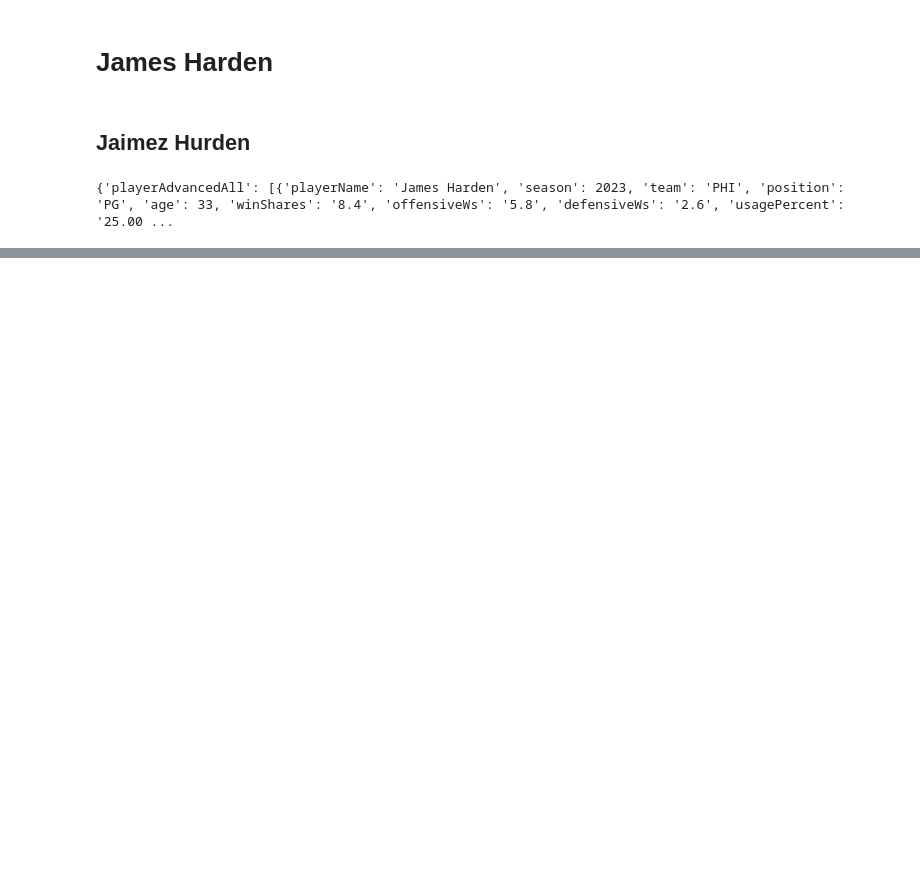
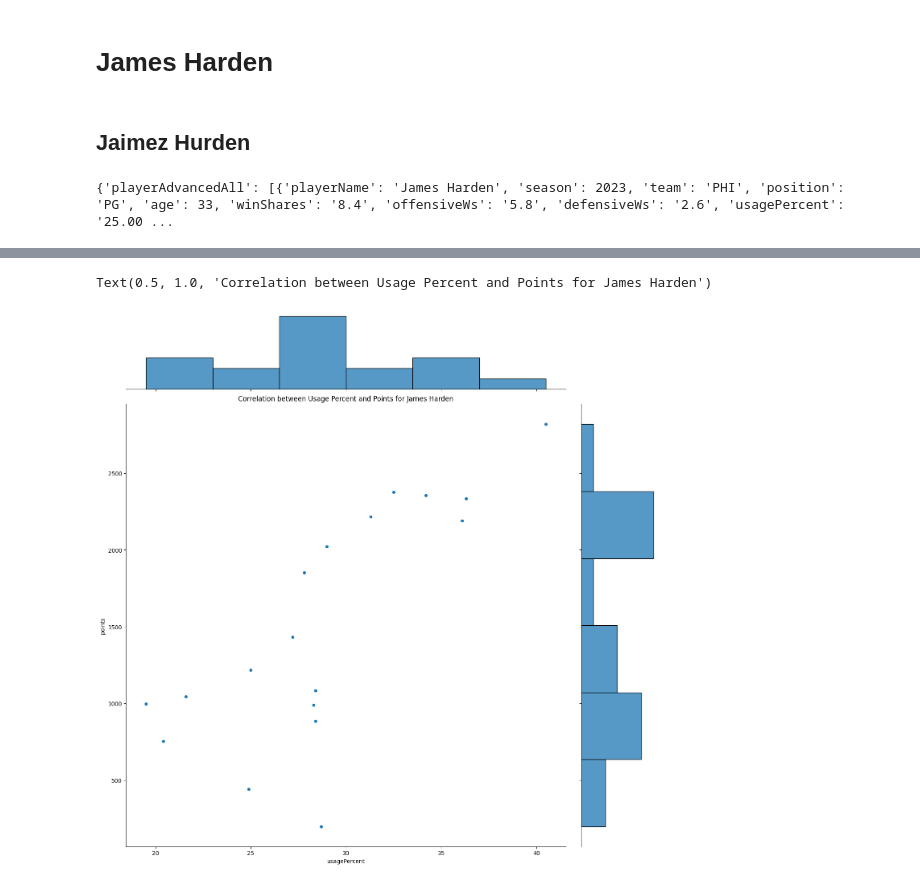
Before and after one commit to nprasad2077/jupyter-nba, a Jupyter notebook: notebooks/harden.ipynb, the cells around one changed output, grey strips where cells are left out. Drawn from its saved outputs; the diff is of its cells as text; code cells hidden in the pictures; blank space fills up the shorter version.

```diff
--- a/notebooks/harden.ipynb
+++ b/notebooks/harden.ipynb
@@ -135,0 +157,7 @@ plt.ylabel('Points per Game'
+# %%
+# Correlation Analysis for Points and UsagePercent
+sns.jointplot(x='usagePercent', y='points', data=final_df[final_df['playerName']=='James Harden'], height=14)
+plt.title('Correlation between Usage Percent and Points for James Harden')
+# %% [output]
+Text(0.5, 1.0, 'Correlation between Usage Percent and Points for James Harden')
+[figure, added]
```
Also changed, not shown: parts of 4 cells of this notebook.
